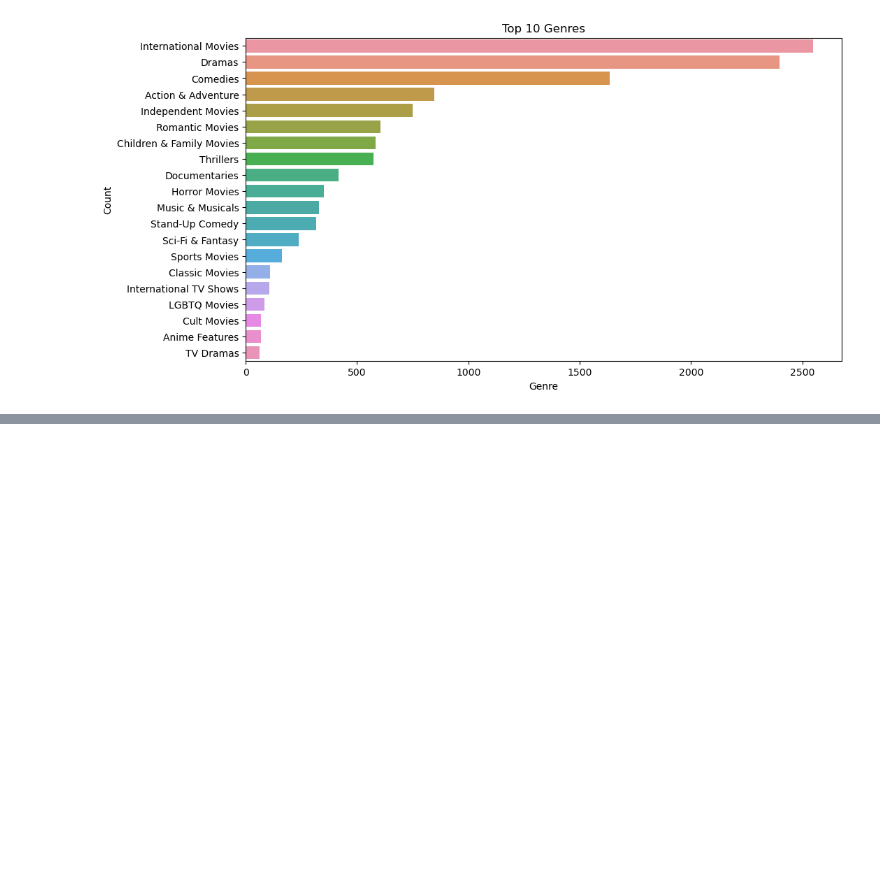
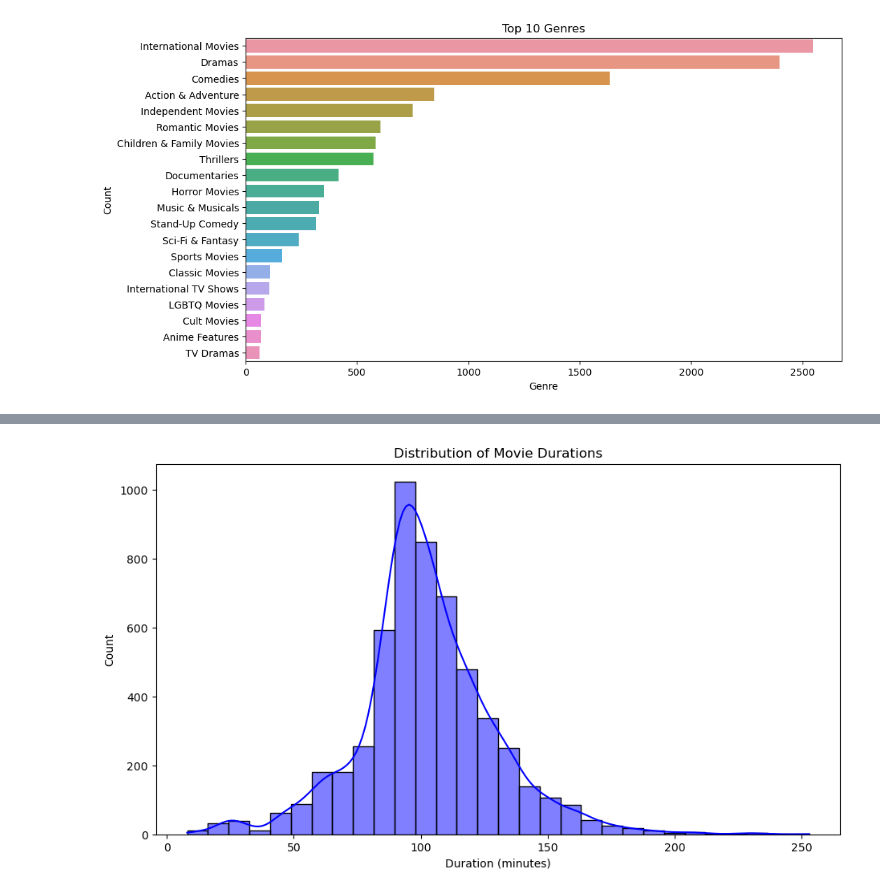
Before and after one commit to Mousumi-Deb/Python-Projects, a Jupyter notebook: Netflix-titles-Analysis/show_analysis.ipynb, the cells around one changed output, grey strips where cells are left out. Cells and saved outputs as stored; diff of their text form; code cells hidden in the pictures; blank space fills up the shorter version.

```diff
--- a/Netflix-titles-Analysis/show_analysis.ipynb
+++ b/Netflix-titles-Analysis/show_analysis.ipynb
@@ -322,3 +322,12 @@ plt.show
 # %% [output]
 <function matplotlib.pyplot.show(close=None, block=None)>
 [figure]
+# %%
+# Filter the dataset to include only movies
+movie_df = df[df['type'] == 'Movie']
+
+# Handle missing values in the duration column
+movie_df['duration'] = movie_df['duration'].str.replace(' min', '')
+
+# Convert the duration column to integer
+movie_df['duration'] = movie_df['duration'].astype(int)
@@ -324,0 +346,10 @@ plt.show
+# %%
+# Distribution of movie durations
+plt.figure(figsize=(11, 6))
+sns.histplot(movie_df['duration'], bins=30, kde=True, color='blue')
+plt.title('Distribution of Movie Durations')
+plt.xlabel('Duration (minutes)')
+plt.ylabel('Count')
+plt.show()
+# %% [output]
+[figure, added]
```
Also changed, not shown: parts of 2 cells of this notebook.
